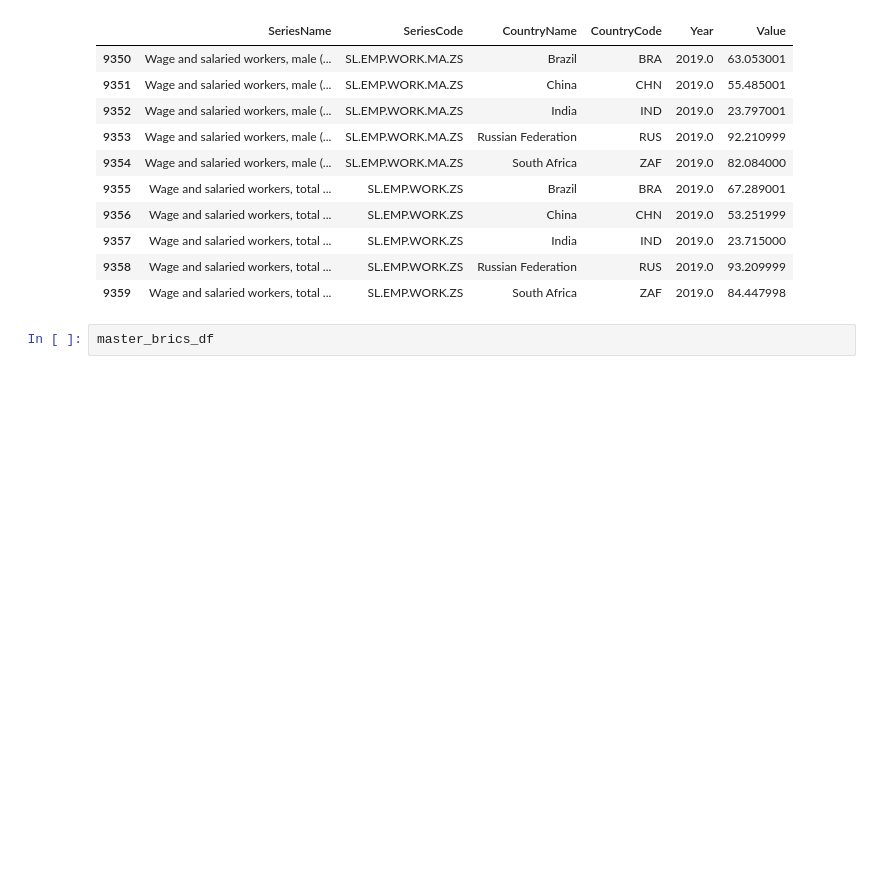
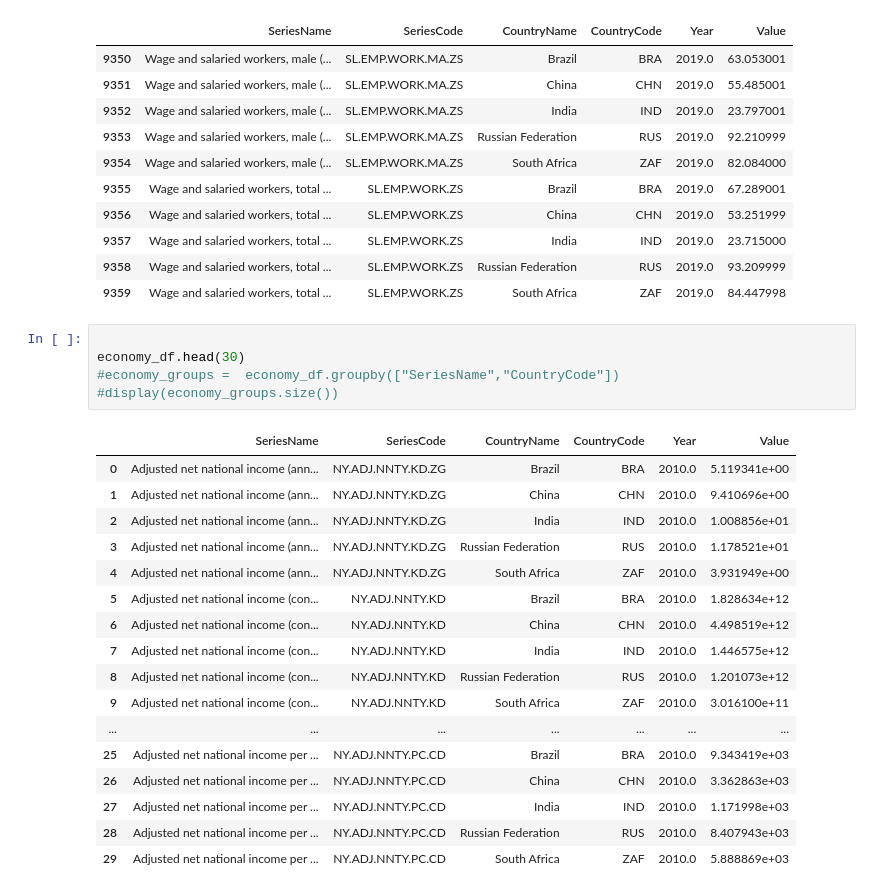
Before and after one commit to SArjaGit/BRICS_Project, a Jupyter notebook: BRICS/Master.ipynb, the cells around one changed output. Cells and saved outputs as stored; diff of their text form; blank space fills up the shorter version.

```diff
--- a/BRICS/Master.ipynb
+++ b/BRICS/Master.ipynb
@@ -124,5 +189,26 @@ display(master_brics_df.tail(10))
 | 9357 | Wage and salaried workers, total ... | SL.EMP.WORK.ZS | India | IND | 2019.0 | 23.715000 |
 | 9358 | Wage and salaried workers, total ... | SL.EMP.WORK.ZS | Russian Federation | RUS | 2019.0 | 93.209999 |
 | 9359 | Wage and salaried workers, total ... | SL.EMP.WORK.ZS | South Africa | ZAF | 2019.0 | 84.447998 |
-# %%
-master_brics_df
+# %%
+
+economy_df.head(30)
+#economy_groups =  economy_df.groupby(["SeriesName","CountryCode"])
+#display(economy_groups.size())
+# %% [output]
+|  | SeriesName | SeriesCode | CountryName | CountryCode | Year | Value |
+| 0 | Adjusted net national income (ann... | NY.ADJ.NNTY.KD.ZG | Brazil | BRA | 2010.0 | 5.119341e+00 |
+| 1 | Adjusted net national income (ann... | NY.ADJ.NNTY.KD.ZG | China | CHN | 2010.0 | 9.410696e+00 |
+| 2 | Adjusted net national income (ann... | NY.ADJ.NNTY.KD.ZG | India | IND | 2010.0 | 1.008856e+01 |
+| 3 | Adjusted net national income (ann... | NY.ADJ.NNTY.KD.ZG | Russian Federation | RUS | 2010.0 | 1.178521e+01 |
+| 4 | Adjusted net national income (ann... | NY.ADJ.NNTY.KD.ZG | South Africa | ZAF | 2010.0 | 3.931949e+00 |
+| 5 | Adjusted net national income (con... | NY.ADJ.NNTY.KD | Brazil | BRA | 2010.0 | 1.828634e+12 |
+| 6 | Adjusted net national income (con... | NY.ADJ.NNTY.KD | China | CHN | 2010.0 | 4.498519e+12 |
+| 7 | Adjusted net national income (con... | NY.ADJ.NNTY.KD | India | IND | 2010.0 | 1.446575e+12 |
+| 8 | Adjusted net national income (con... | NY.ADJ.NNTY.KD | Russian Federation | RUS | 2010.0 | 1.201073e+12 |
+| 9 | Adjusted net national income (con... | NY.ADJ.NNTY.KD | South Africa | ZAF | 2010.0 | 3.016100e+11 |
+| ... | ... | ... | ... | ... | ... | ... |
+| 25 | Adjusted net national income per ... | NY.ADJ.NNTY.PC.CD | Brazil | BRA | 2010.0 | 9.343419e+03 |
+| 26 | Adjusted net national income per ... | NY.ADJ.NNTY.PC.CD | China | CHN | 2010.0 | 3.362863e+03 |
+| 27 | Adjusted net national income per ... | NY.ADJ.NNTY.PC.CD | India | IND | 2010.0 | 1.171998e+03 |
+| 28 | Adjusted net national income per ... | NY.ADJ.NNTY.PC.CD | Russian Federation | RUS | 2010.0 | 8.407943e+03 |
+| 29 | Adjusted net national income per ... | NY.ADJ.NNTY.PC.CD | South Africa | ZAF | 2010.0 | 5.888869e+03 |
```
Also changed, not shown: parts of 9 cells of this notebook.
